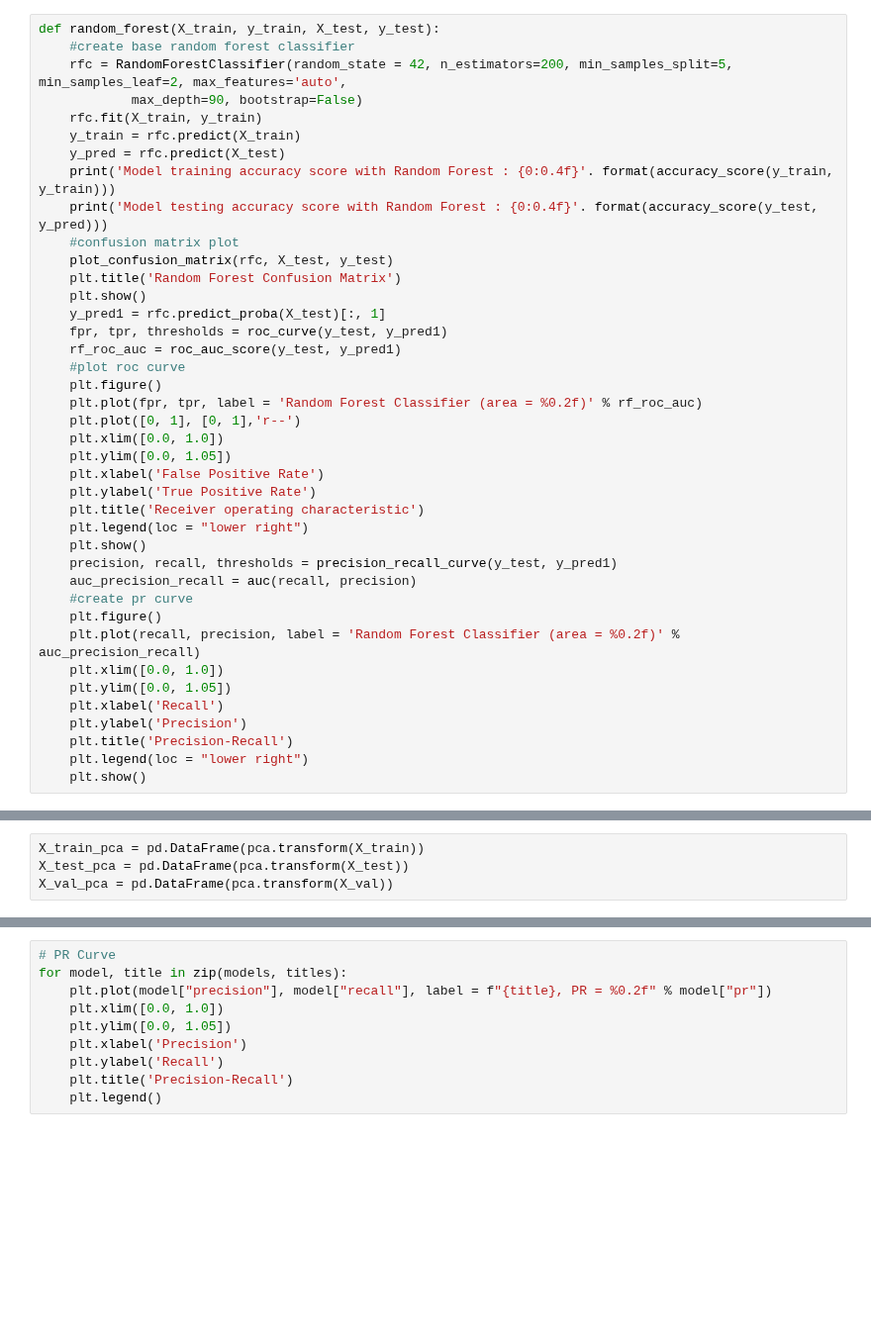
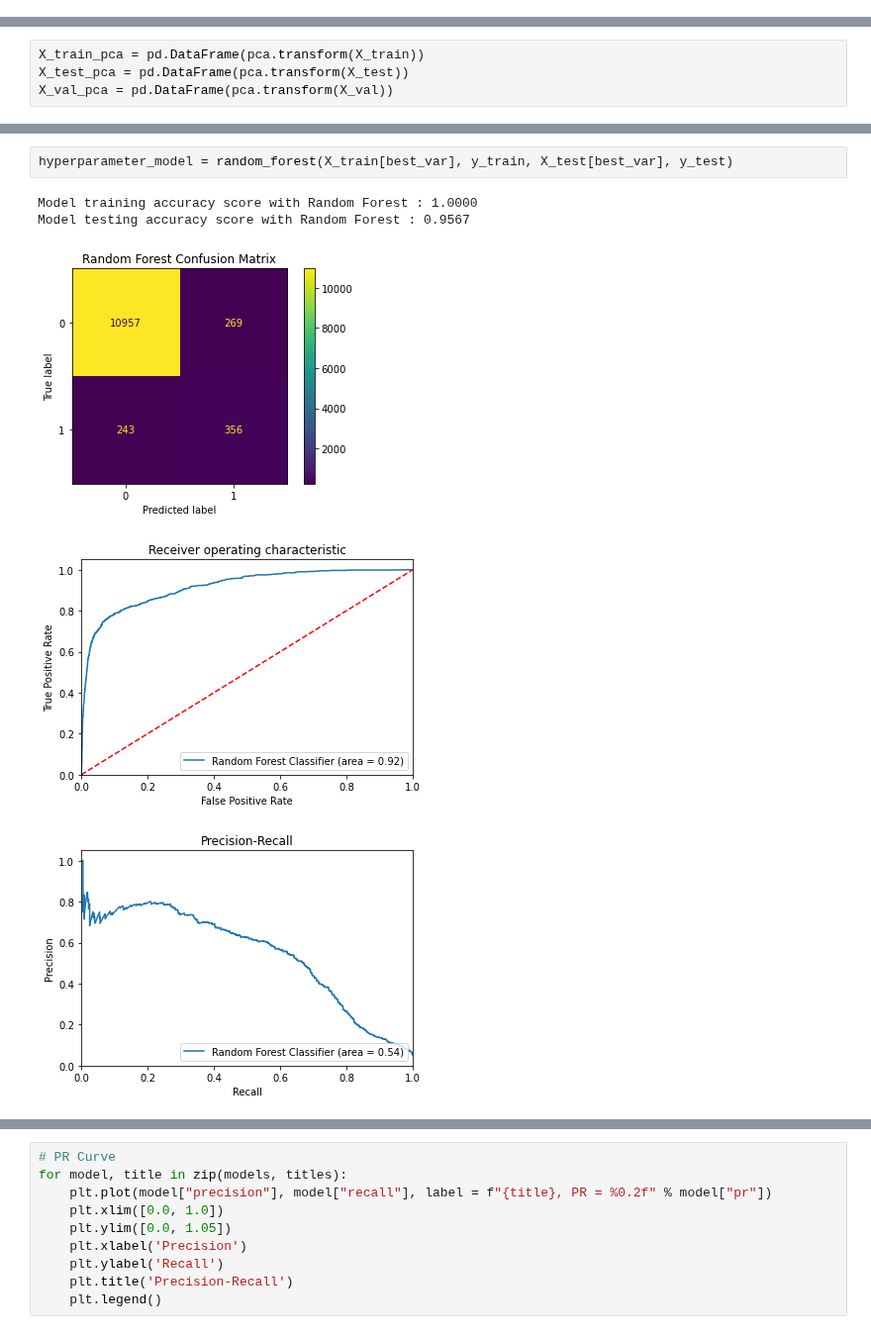
Before and after one commit to claudia-07/DSA4262-ACMXZ, a Jupyter notebook: modelling/rf_xr.ipynb, the cells around one changed output, grey strips where cells are left out. Shown at 99% size. Saved outputs shown, nothing was run; the diff lists cells and outputs as text; blank space fills up the shorter version.

```diff
--- a/modelling/rf_xr.ipynb
+++ b/modelling/rf_xr.ipynb
@@ -231,40 +137,0 @@ best_params
-# %%
-def random_forest(X_train, y_train, X_test, y_test):
-    #create base random forest classifier
-    rfc = RandomForestClassifier(random_state = 42, n_estimators=200, min_samples_split=5, min_samples_leaf=2, max_features='auto',
-            max_depth=90, bootstrap=False)
-    rfc.fit(X_train, y_train)
-    y_train = rfc.predict(X_train)
-    y_pred = rfc.predict(X_test)
-    print('Model training accuracy score with Random Forest : {0:0.4f}'. format(accuracy_score(y_train, y_train)))
-    print('Model testing accuracy score with Random Forest : {0:0.4f}'. format(accuracy_score(y_test, y_pred)))
-    #confusion matrix plot
-    plot_confusion_matrix(rfc, X_test, y_test)
-    plt.title('Random Forest Confusion Matrix')
-    plt.show()
-    y_pred1 = rfc.predict_proba(X_test)[:, 1]
-    fpr, tpr, thresholds = roc_curve(y_test, y_pred1)
-    rf_roc_auc = roc_auc_score(y_test, y_pred1)
-    #plot roc curve
-    plt.figure()
-    plt.plot(fpr, tpr, label = 'Random Forest Classifier (area = %0.2f)' % rf_roc_auc)
-    plt.plot([0, 1], [0, 1],'r--')
-    plt.xlim([0.0, 1.0])
-    plt.ylim([0.0, 1.05])
-    plt.xlabel('False Positive Rate')
-    plt.ylabel('True Positive Rate')
-    plt.title('Receiver operating characteristic')
-    plt.legend(loc = "lower right")
-    plt.show()
-    precision, recall, thresholds = precision_recall_curve(y_test, y_pred1)
-    auc_precision_recall = auc(recall, precision)
-    #create pr curve
-    plt.figure()
-    plt.plot(recall, precision, label = 'Random Forest Classifier (area = %0.2f)' % auc_precision_recall)
-    plt.xlim([0.0, 1.0])
-    plt.ylim([0.0, 1.05])
-    plt.xlabel('Recall')
-    plt.ylabel('Precision')
-    plt.title('Precision-Recall')
-    plt.legend(loc = "lower right")
-    plt.show()
@@ -396 +244,9 @@ pca_model = random_forest(X_train_pca, y_train, X_test_pca, y_test)
+# %%
+hyperparameter_model = random_forest(X_train[best_var], y_train, X_test[best_var], y_test)
+# %% [output]
+Model training accuracy score with Random Forest : 1.0000
+Model testing accuracy score with Random Forest : 0.9567
+[figure, added]
+[figure, added]
+[figure, added]
 # %% [markdown]
```
Also changed, not shown: parts of 31 cells of this notebook.
